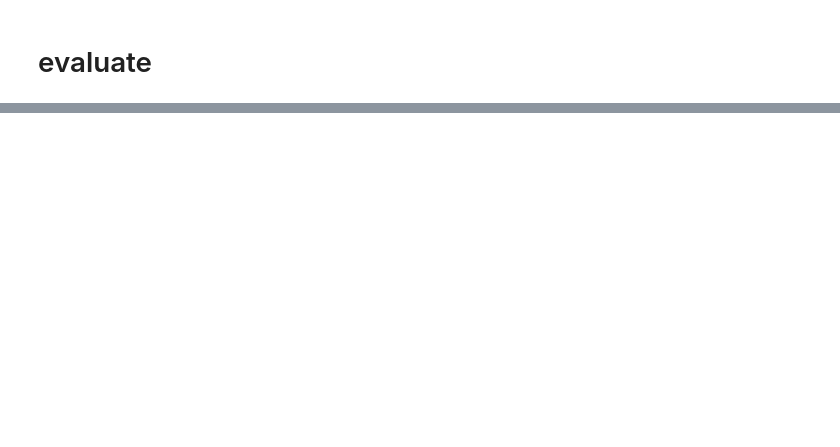
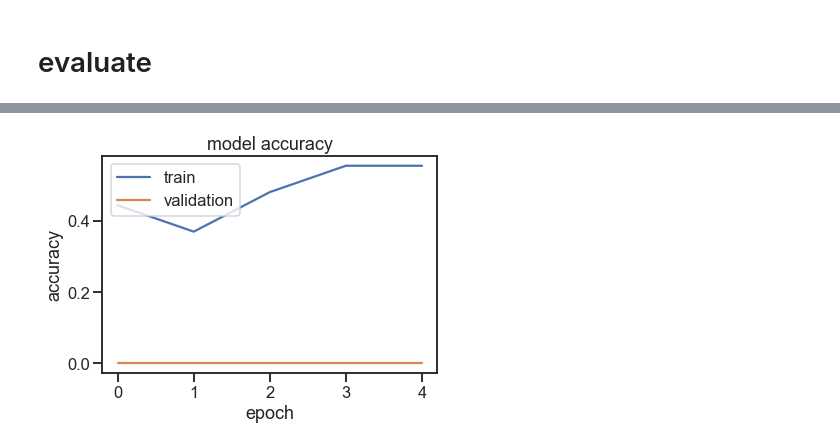
Before and after one commit to christacaggiano/machine_learning_exercises, a Jupyter notebook: breast_cancer_histopathology_ex.ipynb, the cells around one changed output, grey strips where cells are left out. Drawn from its saved outputs; the diff is of its cells as text; code cells hidden in the pictures; blank space fills up the shorter version.

```diff
--- a/breast_cancer_histopathology_ex.ipynb
+++ b/breast_cancer_histopathology_ex.ipynb
@@ -155,0 +230,8 @@ model.evaluate(x_test, y_test, verbose=0)
+# %%
+model = vgg16.VGG16(include_top=False, input_shape=input_shape)
+# %%
+flat1 = layers.Flatten()(model.layers[-1].output)
+class1 = layers.Dense(1024, activation='relu')(flat1)
+output = layers.Dense(num_classes, activation='softmax')(class1)
+# define new model
+model = keras.Model(inputs=model.inputs, outputs=output)
@@ -155,0 +258,4 @@ model.evaluate(x_test, y_test, verbose=0)
+# %%
+model.compile(loss="binary_crossentropy", optimizer="adam", metrics=["accuracy"])
+# %%
+history = model.fit(x_train, y_train, batch_size=5, epochs=5, validation_split=0.1)
@@ -155,0 +273,10 @@ model.evaluate(x_test, y_test, verbose=0)
+# %%
+plt.plot(history.history["accuracy"], label="train")
+plt.plot(history.history["val_accuracy"], label="validation")
+plt.title("model accuracy")
+plt.ylabel("accuracy")
+plt.xlabel("epoch")
+plt.legend(["train", "validation"], loc='upper left')
+plt.show()
+# %% [output]
+[figure, added]
```
Also changed, not shown: parts of 35 cells of this notebook.
